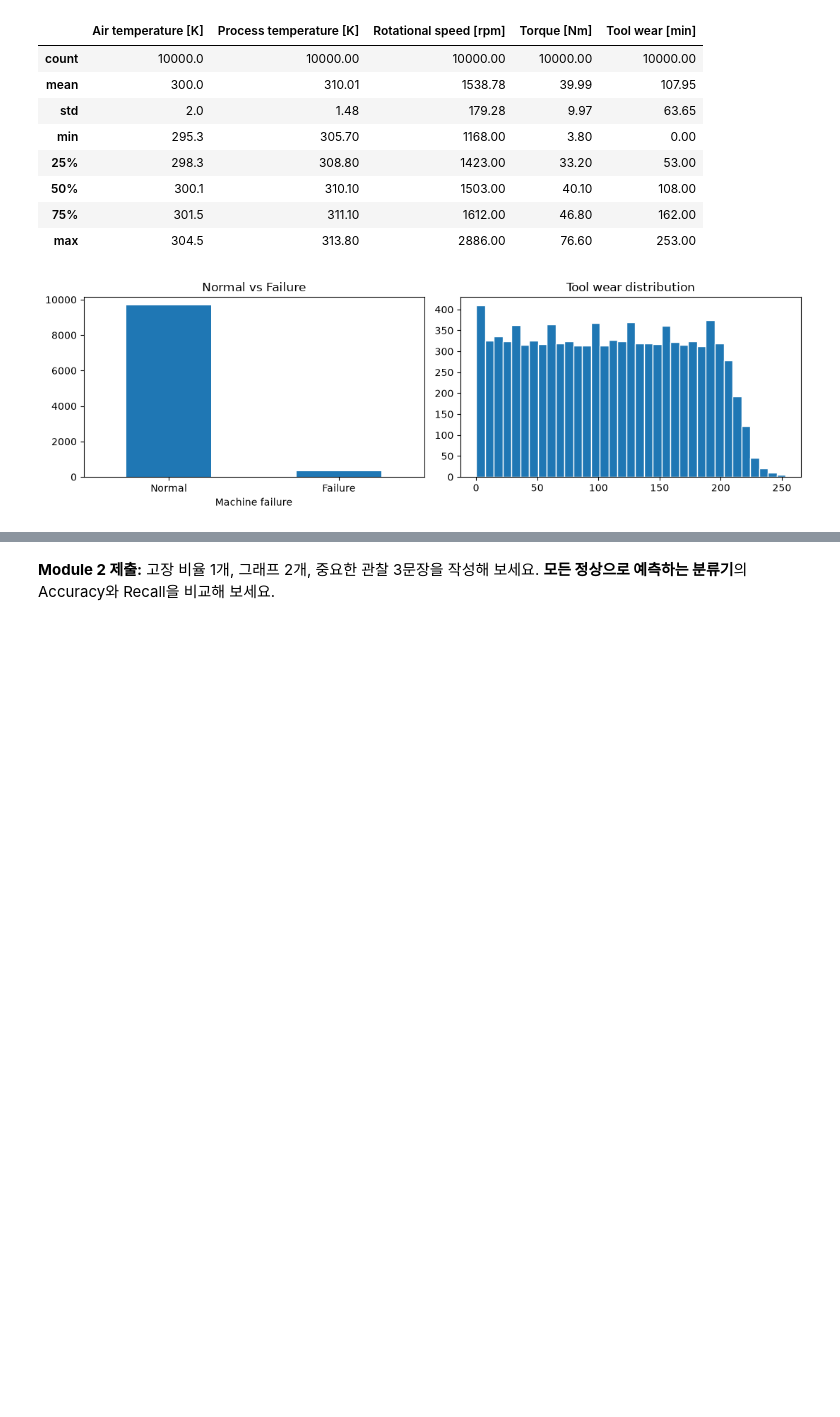
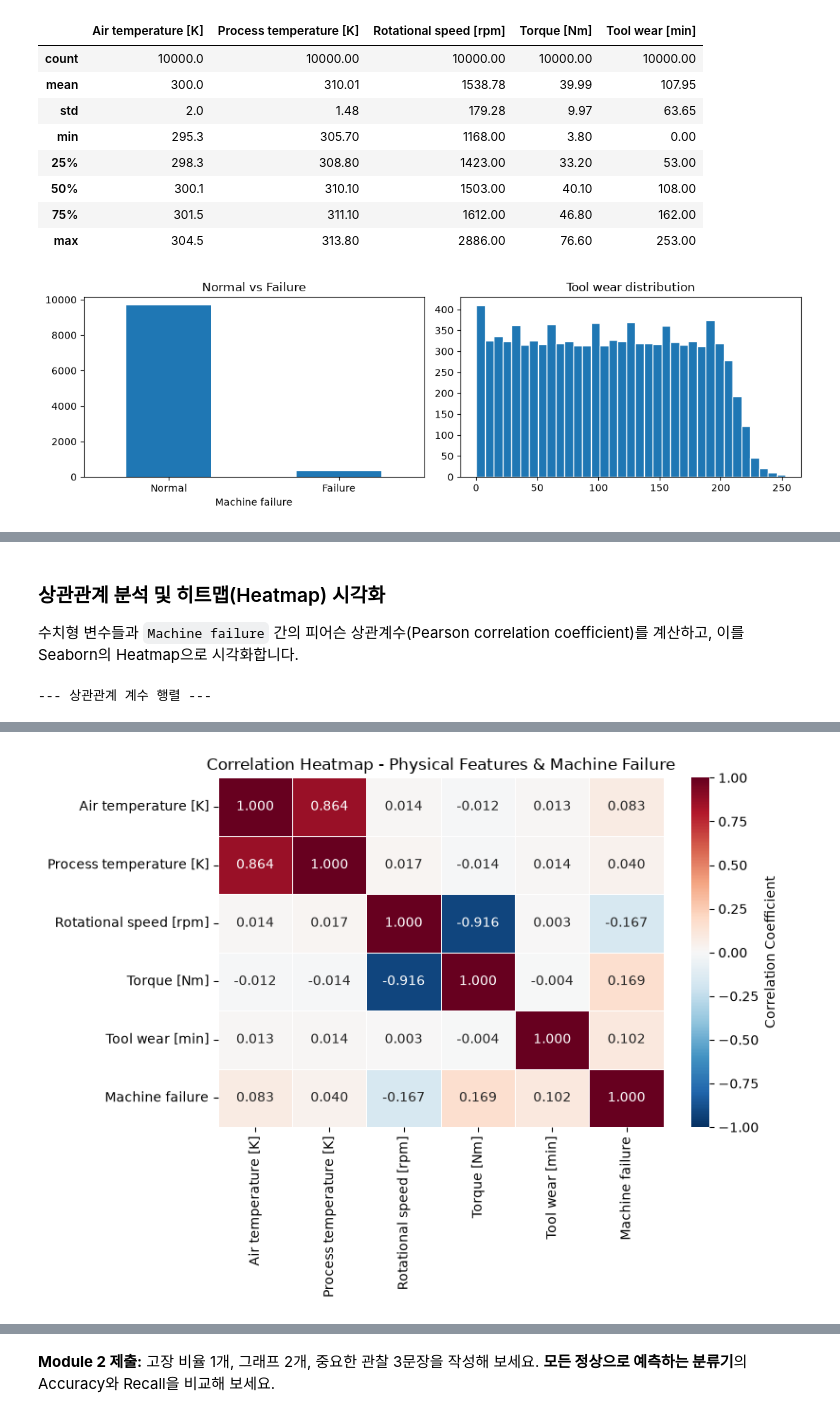
Before and after one commit to JSJeong-me/LG-Capstone-2026, a Jupyter notebook: LG_AI4I_2020_8Modules_SmartFactory_Lab.ipynb, the cells around one changed output, grey strips where cells are left out. Cells and saved outputs as stored; diff of their text form; code cells hidden in the pictures; blank space fills up the shorter version.

```diff
--- a/LG_AI4I_2020_8Modules_SmartFactory_Lab.ipynb
+++ b/LG_AI4I_2020_8Modules_SmartFactory_Lab.ipynb
@@ -211,3 +197,36 @@ display(df[numcols + ['Machine failure']].corr().round(2))
 | Torque [Nm] | -0.01 | -0.01 | -0.88 | 1.00 | -0.00 | ... |
 | Tool wear [min] | 0.01 | 0.01 | 0.00 | -0.00 | 1.00 | ... |
 | Machine failure | 0.08 | 0.04 | -0.04 | 0.19 | 0.11 | ... |
+# %% [markdown]
+### 상관관계 분석 및 히트맵(Heatmap) 시각화
+수치형 변수들과 `Machine failure` 간의 피어슨 상관계수(Pearson correlation coefficient)를 계산하고, 이를 Seaborn의 Heatmap으로 시각화합니다.
+# %%
+import seaborn as sns
+import matplotlib.pyplot as plt
+
+# 분석용 수치형 컬럼 설정
+corr_cols = numcols + ['Machine failure']
+corr_matrix = df[corr_cols].corr(method='spearman')
+
+# 상관관계 행렬 출력
+print("--- 상관관계 계수 행렬 ---")
+display(corr_matrix.round(3))
+
+# 히트맵 시각화
+plt.figure(figsize=(8, 6))
+sns.heatmap(
+    corr_matrix,
+    annot=True,
+    cmap='RdBu_r',
+    vmin=-1,
+    vmax=1,
+    center=0,
+    fmt='.3f',
+    linewidths=0.5,
+    cbar_kws={'label': 'Correlation Coefficient'}
+)
+plt.title('Correlation Heatmap - Physical Features & Machine Failure')
+plt.tight_layout()
+plt.show()
+# %% [output]
+--- 상관관계 계수 행렬 ---
@@ -213,0 +240 @@ display(df[numcols + ['Machine failure']].corr().round(2))
+[figure, added]
```
Also changed, not shown: parts of 12 cells of this notebook.
